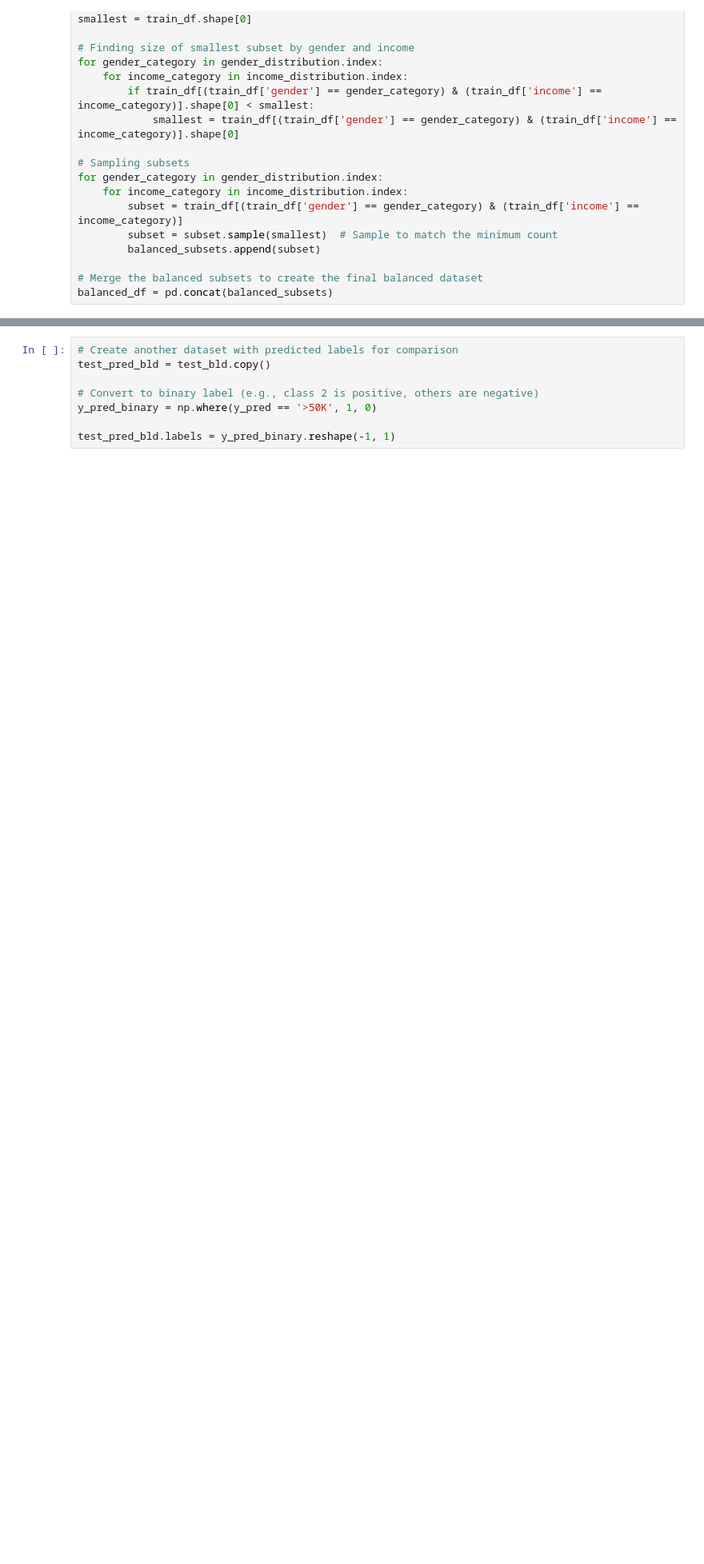
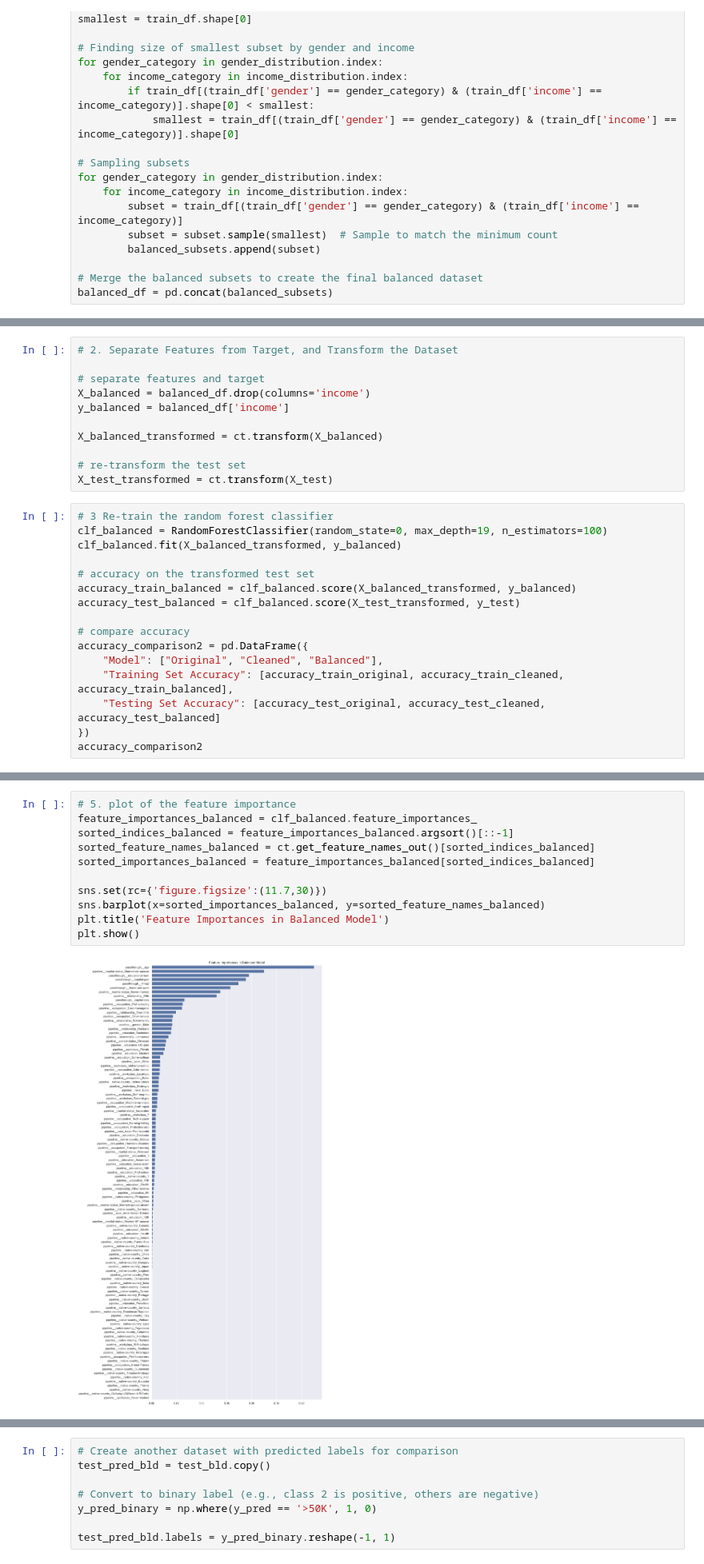
Before and after one commit to RaymondZhang20/DSCI430, a Jupyter notebook: Module 4 Assignment-1.ipynb, the cells around one changed output, grey strips where cells are left out. Shown at 80% size. Saved outputs shown, nothing was run; the diff lists cells and outputs as text; blank space fills up the shorter version.

```diff
--- a/Module 4 Assignment-1.ipynb
+++ b/Module 4 Assignment-1.ipynb
@@ -474,0 +453,27 @@ balanced_df = pd.concat(balanced_subsets)
+# %%
+# 2. Separate Features from Target, and Transform the Dataset
+
+# separate features and target
+X_balanced = balanced_df.drop(columns='income')
+y_balanced = balanced_df['income']
+
+X_balanced_transformed = ct.transform(X_balanced)
+
+# re-transform the test set
+X_test_transformed = ct.transform(X_test)
+# %%
+# 3 Re-train the random forest classifier
+clf_balanced = RandomForestClassifier(random_state=0, max_depth=19, n_estimators=100)
+clf_balanced.fit(X_balanced_transformed, y_balanced)
+
+# accuracy on the transformed test set
+accuracy_train_balanced = clf_balanced.score(X_balanced_transformed, y_balanced)
+accuracy_test_balanced = clf_balanced.score(X_test_transformed, y_test)
+
+# compare accuracy
+accuracy_comparison2 = pd.DataFrame({
+    "Model": ["Original", "Cleaned", "Balanced"],
+    "Training Set Accuracy": [accuracy_train_original, accuracy_train_cleaned, accuracy_train_balanced],
+    "Testing Set Accuracy": [accuracy_test_original, accuracy_test_cleaned, accuracy_test_balanced]
+})
+accuracy_comparison2
@@ -474,0 +518,13 @@ balanced_df = pd.concat(balanced_subsets)
+# %%
+# 5. plot of the feature importance
+feature_importances_balanced = clf_balanced.feature_importances_
+sorted_indices_balanced = feature_importances_balanced.argsort()[::-1]
+sorted_feature_names_balanced = ct.get_feature_names_out()[sorted_indices_balanced]
+sorted_importances_balanced = feature_importances_balanced[sorted_indices_balanced]
+
+sns.set(rc={'figure.figsize':(11.7,30)})
+sns.barplot(x=sorted_importances_balanced, y=sorted_feature_names_balanced)
+plt.title('Feature Importances in Balanced Model')
+plt.show()
+# %% [output]
+[figure, added]
```
Also changed, not shown: parts of 26 cells of this notebook.
